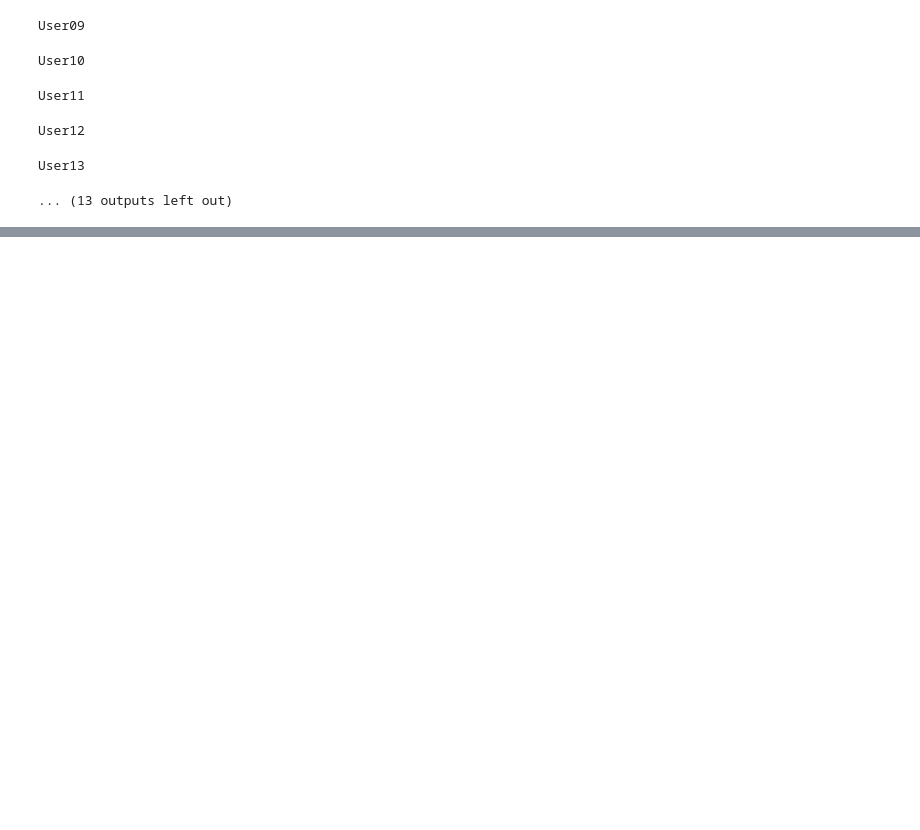
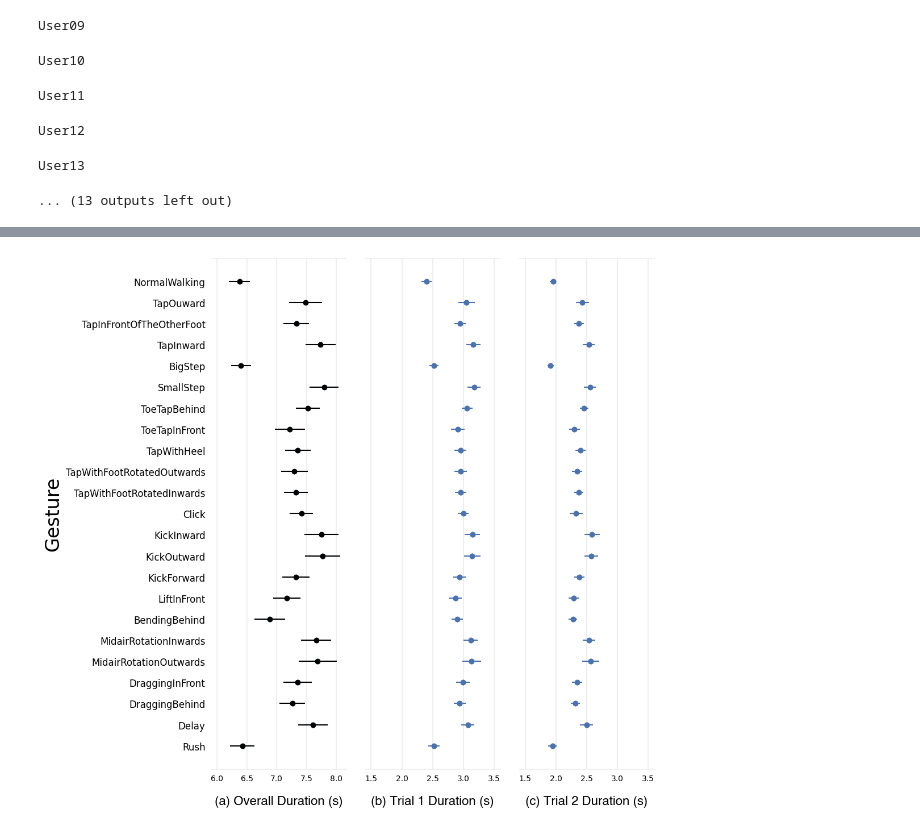
Before and after one commit to Nicetiesniceties/Do-It-in-Stride, a Jupyter notebook: Ching-Yi Data Parsing/Temporal Parsing.ipynb, the cells around one changed output, grey strips where cells are left out. Saved outputs shown, nothing was run; the diff lists cells and outputs as text; code cells hidden in the pictures; blank space fills up the shorter version.

```diff
--- a/Ching-Yi Data Parsing/Temporal Parsing.ipynb
+++ b/Ching-Yi Data Parsing/Temporal Parsing.ipynb
@@ -354,0 +360,11 @@ duration_all
+# %%
+# drop data in duration_all that is bigger than 20s or smaller than 0.3
+for dur_list in [duration_t1, duration_t2, duration_all]:
+   for gesture in dur_list:
+      for i in range(len(dur_list[gesture])):
+         if i >= len(dur_list[gesture]):
+            break
+         if dur_list[gesture][i] > 20 or dur_list[gesture][i] < 0.3:
+            print(dur_list[gesture][i])
+            del dur_list[gesture][i]
+            # duration_all[gesture].remove(duration_all[gesture][i])
@@ -354,0 +381,76 @@ duration_all
+# %%
+# reverse the order of duration lists
+from collections import OrderedDict
+duration_t1 = OrderedDict(reversed(list(duration_t1.items())))
+duration_t2 = OrderedDict(reversed(list(duration_t2.items())))
+duration_all = OrderedDict(reversed(list(duration_all.items())))
+# %%
+import matplotlib.pyplot as plt
+
+def subplot_subjective_score(names, scores, error, datacolor, subtitle, pole_min, pole_max, xrange, ax, isleftmost):
+    hfont = {'fontname':'Helvetica'}
+    for i in xrange:
+      ax.axvline(x=i, color='#EEEEEE', zorder=0)
+
+    # setting xticks to be by integer
+    ax.set_xticks(xrange)
+
+    #ax.set_xticklabels(names)
+
+    #ax.set_xlim([0.5, 7.5])
+
+    # setting margin between yticks
+
+    #ax.yaxis.set_tick_params(labelsize=20)
+    if isleftmost:
+      ax.set_yticks(range(len(names)))
+      ax.set_yticklabels(names, size = 12)
+      ax.tick_params(top=False, bottom=False, left=False, right=False,
+                labelleft=True, labelbottom=True)
+    else:
+      print(subtitle)
+      ax.tick_params(top=False, bottom=False, left=False, right=False,
+                labelleft=False, labelbottom=True)
+    # plt.ylabel("X-axis", labelpad=0)
+    # Control the scale and distance of the y-ticks
+    plt.gca().yaxis.set_tick_params(length=0, width=0, direction='out')
+    #plt.gca().xaxis.set_tick_params(length=0, width=0, direction='out')
+
+    ax.errorbar(scores, range(len(names)), xerr=error, fmt='o', color=datacolor)
+    ax.scatter(scores, range(len(names)))
+    # remove left and right border of plot
+    ax.spines['right'].set_visible(False)
+
+    ax.spines['left'].set_visible(False)
+
+    # set top and bottom border color of plot to grey
+    ax.spines['top'].set_color('#EEEEEE')
+    ax.spines['bottom'].set_color('#EEEEEE')
+    #ax.text(7, 23.5, pole_max, size = 8, ha = 'center')
+    #ax.text(1, 23.5, pole_min, size = 8, ha = 'center')
+    ax.set_xlabel(subtitle, labelpad=16, size = 16, **hfont)
+    if isleftmost:
+      ax.set_ylabel("Gesture", size = 24)
+    # ax.set_title("Error Rate vs. Score")
+    # plt.colorbar()
+    plt.rcParams['figure.figsize'] = [8, 9]
+
+fig, ax = plt.subplots(1, 3)
+fig.tight_layout(pad = -1)
+subplot_subjective_score(names = duration_all.keys(),
+                      scores = [sum(duration_all[i]) / len(duration_all[i]) for i in duration_all],
+                      error = [np.std(duration_all[i]) / np.sqrt(len(duration_all[i])) for i in duration_all],
+                      datacolor = "black", subtitle = "(a) Overall Duration (s)", pole_min = "", pole_max = "", xrange = np.arange(6, 8.1, 0.5), ax = ax[0], isleftmost = True)
+subplot_subjective_score(names = duration_t1.keys(),
+                      scores = [sum(duration_t1[i]) / len(duration_t1[i]) for i in duration_t1],
+                      error = [np.std(duration_t1[i]) / np.sqrt(len(duration_t1[i])) for i in duration_t1],
+                      datacolor = "#4c72b0", subtitle = "(b) Trial 1 Duration (s)", pole_min = "", pole_max = "", xrange = np.arange(1.5, 4, 0.5), ax = ax[1], isleftmost = False)
+subplot_subjective_score(names = duration_t2.keys(),
+                      scores = [sum(duration_t2[i]) / len(duration_t2[i]) for i in duration_t2],
+                      error = [np.std(duration_t2[i]) / np.sqrt(len(duration_t2[i])) for i in duration_t2],
+                      datacolor = "#4c72b0", subtitle = "(c) Trial 2 Duration (s)", pole_min = "", pole_max = "", xrange = np.arange(1.5, 4, 0.5), ax = ax[2], isleftmost = False)
+
+#plt.figure(facecolor='white')
+#plt.show()
+plt.savefig("Duration.png", bbox_inches="tight")
+# %% [output]
@@ -354,0 +459 @@ duration_all
+[figure, added]
```
Also changed, not shown: parts of 5 cells of this notebook, 3 other files.
